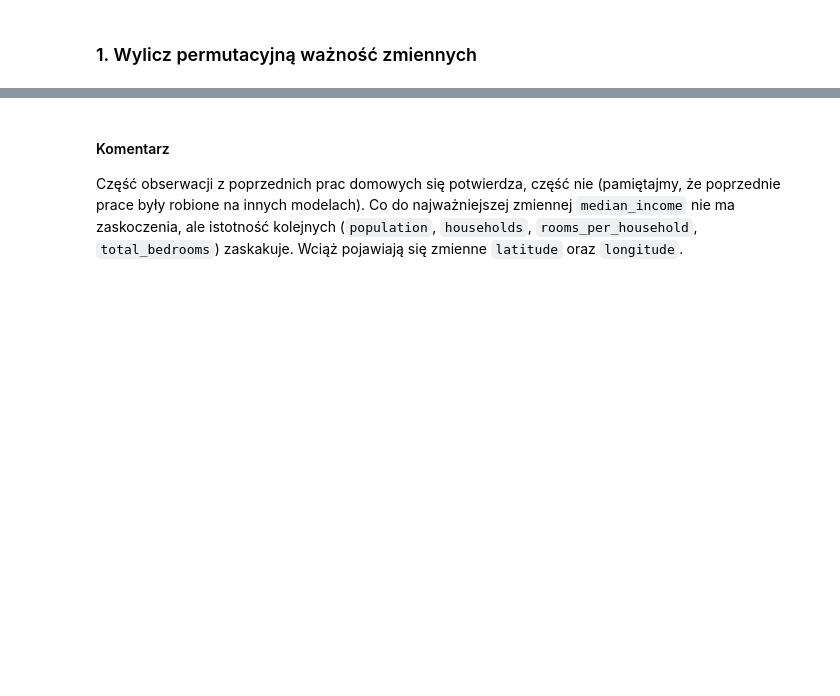
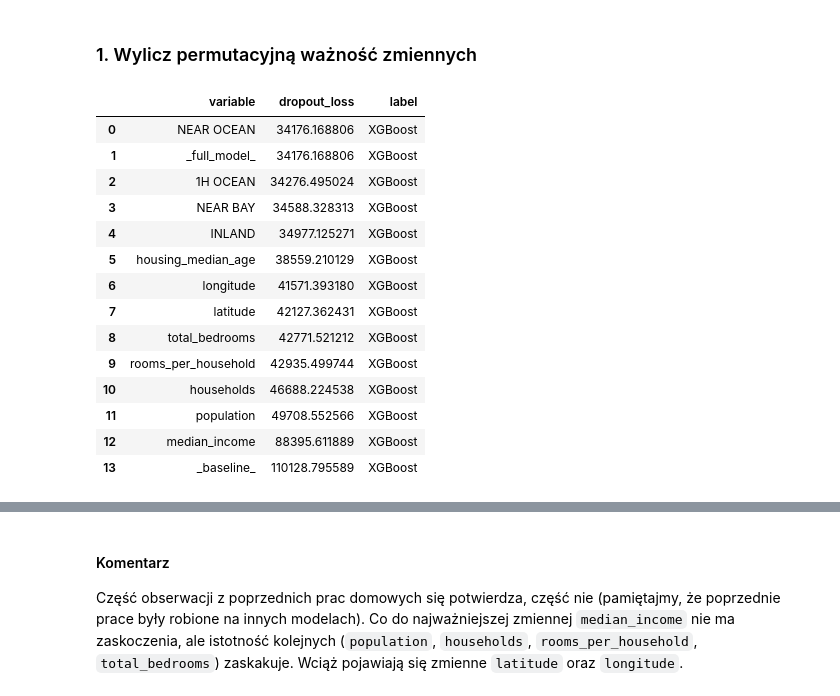
Before and after one commit to mini-pw/2021L-WB-XAI-1, a Jupyter notebook: PraceDomowe/PracaDomowa4/Morgen_Pawel/Morgen_Pawel_PD4.ipynb, the cells around one changed output, grey strips where cells are left out. Saved outputs shown, nothing was run; the diff lists cells and outputs as text; code cells hidden in the pictures; blank space fills up the shorter version.

Commit message:
Added feature importance table

```diff
--- a/PraceDomowe/PracaDomowa4/Morgen_Pawel/Morgen_Pawel_PD4.ipynb
+++ b/PraceDomowe/PracaDomowa4/Morgen_Pawel/Morgen_Pawel_PD4.ipynb
@@ -51,6 +51,24 @@ A new explainer has been created!
 ### 1. Wylicz permutacyjną ważność zmiennych
 # %%
 xgb_fi = expl_xgb.model_parts()
+# %%
+xgb_fi.result
+# %% [output]
+|  | variable | dropout_loss | label |
+| 0 | NEAR OCEAN | 34176.168806 | XGBoost |
+| 1 | _full_model_ | 34176.168806 | XGBoost |
+| 2 | 1H OCEAN | 34276.495024 | XGBoost |
+| 3 | NEAR BAY | 34588.328313 | XGBoost |
+| 4 | INLAND | 34977.125271 | XGBoost |
+| 5 | housing_median_age | 38559.210129 | XGBoost |
+| 6 | longitude | 41571.393180 | XGBoost |
+| 7 | latitude | 42127.362431 | XGBoost |
+| 8 | total_bedrooms | 42771.521212 | XGBoost |
+| 9 | rooms_per_household | 42935.499744 | XGBoost |
+| 10 | households | 46688.224538 | XGBoost |
+| 11 | population | 49708.552566 | XGBoost |
+| 12 | median_income | 88395.611889 | XGBoost |
+| 13 | _baseline_ | 110128.795589 | XGBoost |
 # %%
 xgb_fi.plot()
 # %% [output]
```
Also changed, not shown: 1 other file.
